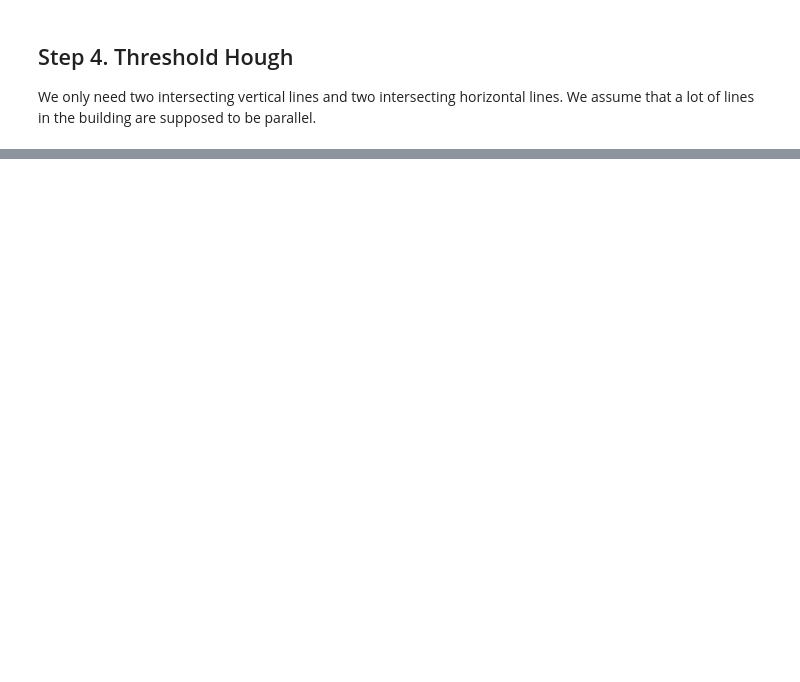
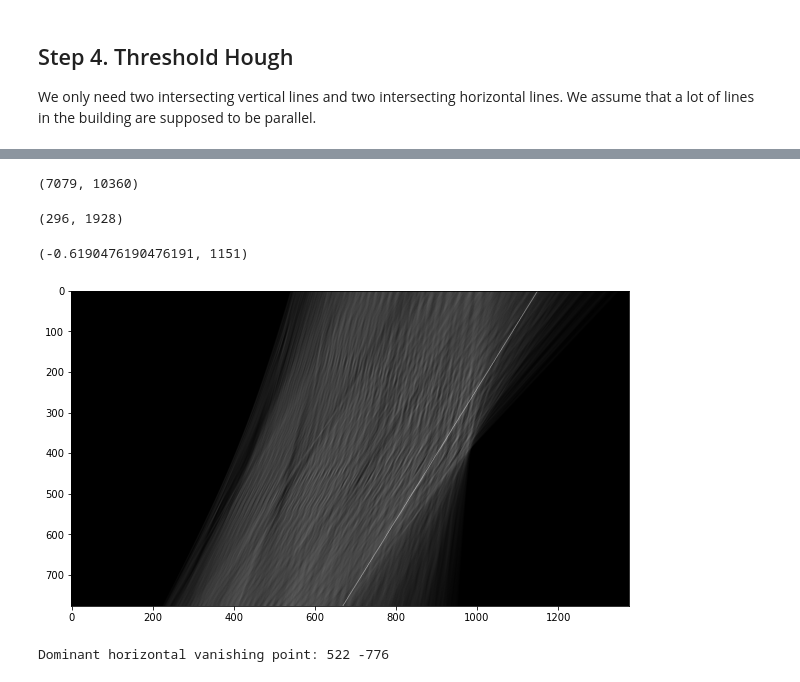
Before and after one commit to jointpoints/perspective-control, a Jupyter notebook: experiments/hough_transform.ipynb, the cells around one changed output, grey strips where cells are left out. Cells and saved outputs as stored; diff of their text form; code cells hidden in the pictures; blank space fills up the shorter version.

```diff
--- a/experiments/hough_transform.ipynb
+++ b/experiments/hough_transform.ipynb
@@ -176,0 +220,2 @@ render_image(hough_kb_peaks(hough_v), grayscale=True)
+# %%
+hough_h_hough_h, hough_h_hough_v = hough_kb(peaks_h)
@@ -176,0 +249,40 @@ render_image(hough_kb_peaks(hough_v), grayscale=True)
+# %%
+np.max(hough_h_hough_h), np.max(hough_h_hough_v)
+# %% [output]
+(7079, 10360)
+# %%
+np.unravel_index(np.argmax(hough_h_hough_v), hough_h_hough_v.shape)
+# %% [output]
+(296, 1928)
+# %%
+k = -1 + 296 * 2 / (hough_h_hough_v.shape[0] - 1)
+b = 1928 - peaks_h.shape[0]
+k, b
+# %% [output]
+(-0.6190476190476191, 1151)
+# %%
+hough_h_ = hough_h.copy()
+
+r0 = 0
+r1 = hough_h_.shape[0] - 1
+c0 = int(k * r0 + b)
+c1 = int(k * r1 + b)
+rr, cc = draw.line(r0, c0, r1, c1)
+
+hough_h_[rr, cc] = 2 * np.max(hough_h_)
+
+render_image(hough_h_, grayscale=True)
+# %% [output]
+[figure, added]
+# %%
+r0 = int(hough_h_.shape[0] / 2)
+r1 = hough_h_.shape[0] / 2
+c0 = int(k * r0 + b)
+c1 = int(k * r1 + b)
+
+x = c0 - image.shape[1]
+y = x - c1 - image.shape[1]
+
+print('Dominant horizontal vanishing point:', x, y)
+# %% [output]
+Dominant horizontal vanishing point: 522 -776
```
Also changed, not shown: parts of 12 cells of this notebook.
